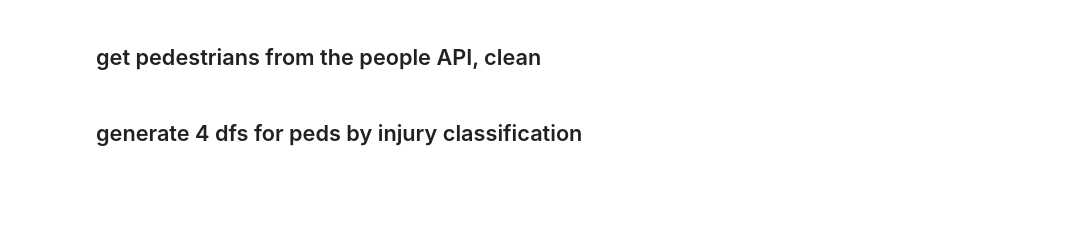
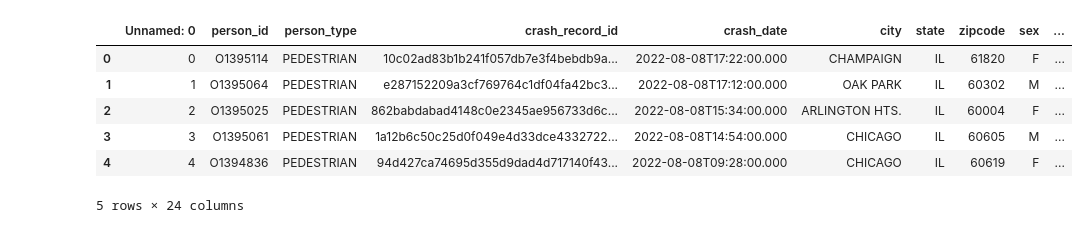
Before and after one commit to canderson197/Chicago-Traffic-Violence-Peds-Cyclists, a Jupyter notebook: RQ1.ipynb, the cells around one changed output. Drawn from its saved outputs; the diff is of its cells as text; code cells hidden in the pictures; blank space fills up the shorter version.

```diff
--- a/RQ1.ipynb
+++ b/RQ1.ipynb
@@ -200,2 +40,0 @@ crashes_df.dtypes
-# %% [markdown]
-## get pedestrians from the people API, clean
@@ -207,2 +41,12 @@ peds_df = pd.DataFrame(res)
+# %%
+peds_df = pd.read_csv('data/peds_cleaned_df.csv')
 # %%
-peds_df.info()
+peds_df.head()
+# %% [output]
+|  | Unnamed: 0 | person_id | person_type | crash_record_id | crash_date | city | state | zipcode | sex | ... |
+| 0 | 0 | O1395114 | PEDESTRIAN | 10c02ad83b1b241f057db7e3f4bebdb9a... | 2022-08-08T17:22:00.000 | CHAMPAIGN | IL | 61820 | F | ... |
+| 1 | 1 | O1395064 | PEDESTRIAN | e287152209a3cf769764c1df04fa42bc3... | 2022-08-08T17:12:00.000 | OAK PARK | IL | 60302 | M | ... |
+| 2 | 2 | O1395025 | PEDESTRIAN | 862babdabad4148c0e2345ae956733d6c... | 2022-08-08T15:34:00.000 | ARLINGTON HTS. | IL | 60004 | F | ... |
+| 3 | 3 | O1395061 | PEDESTRIAN | 1a12b6c50c25d0f049e4d33dce4332722... | 2022-08-08T14:54:00.000 | CHICAGO | IL | 60605 | M | ... |
+| 4 | 4 | O1394836 | PEDESTRIAN | 94d427ca74695d355d9dad4d717140f43... | 2022-08-08T09:28:00.000 | CHICAGO | IL | 60619 | F | ... |
+5 rows × 24 columns
@@ -222,2 +52,0 @@ peds_df = peds_df.loc[~peds_df['physical_condition'].isin(impaired_list)]
-# %% [markdown]
-## generate 4 dfs for peds by injury classification
```
Also changed, not shown: parts of 62 cells of this notebook, 1 other file.
